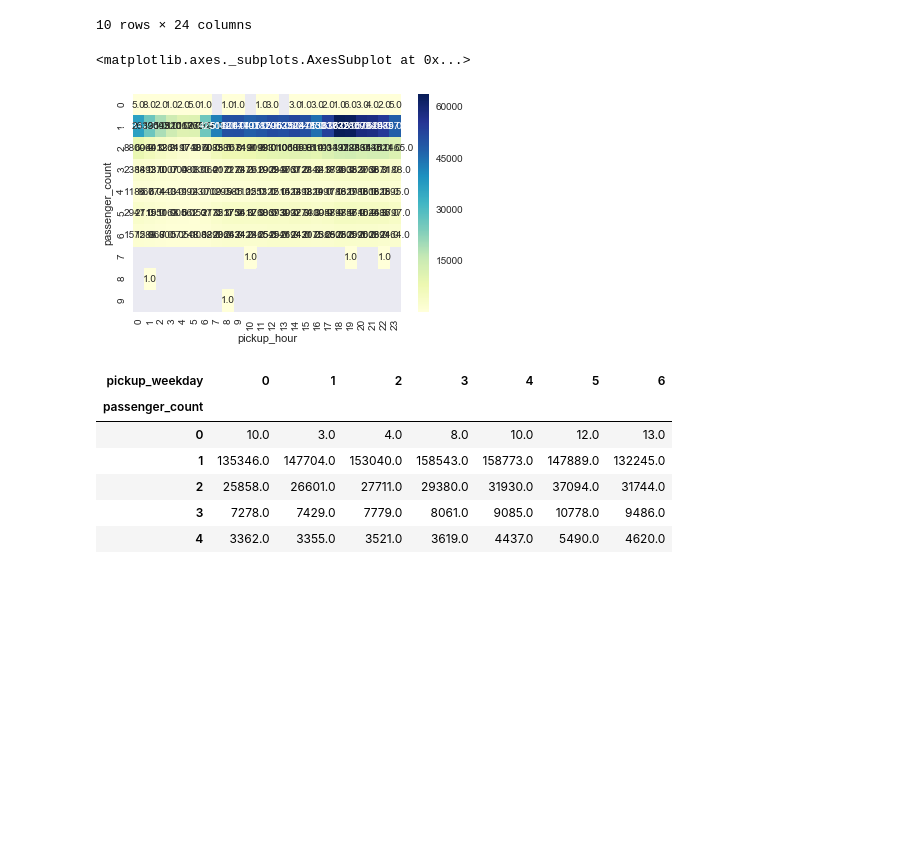
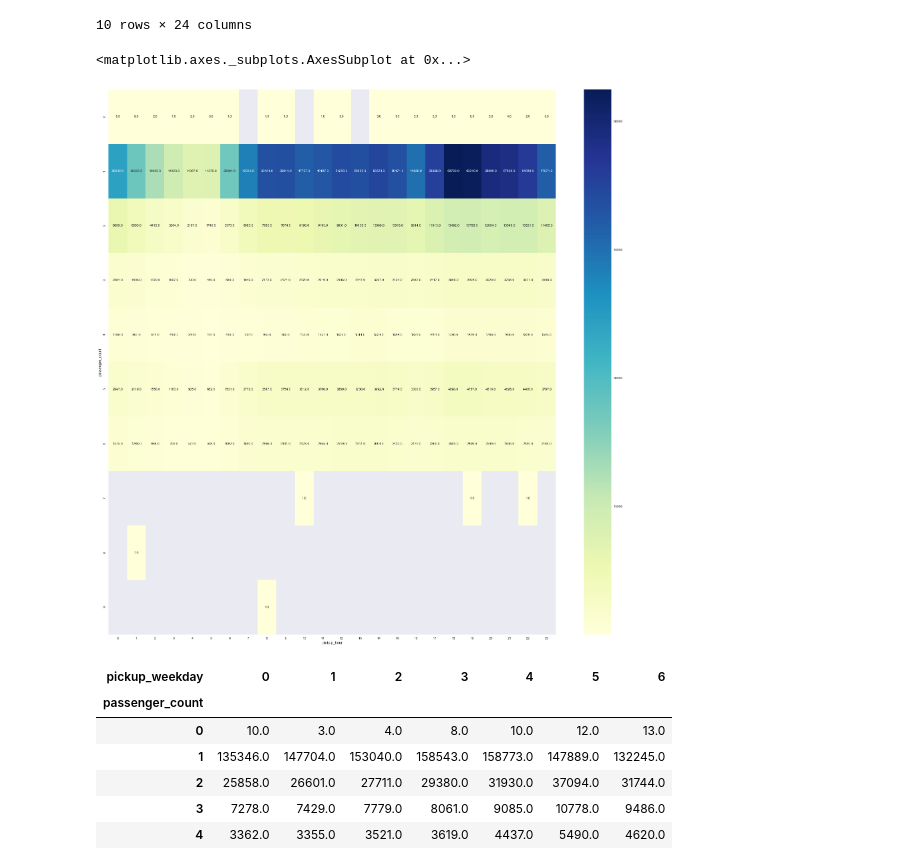
Before and after one commit to novdov/dss7b5-nyctaxi, a Jupyter notebook: JSW/Project_JSW.ipynb, the cells around one changed output. Drawn from its saved outputs; the diff is of its cells as text; code cells hidden in the pictures; blank space fills up the shorter version.

```diff
--- a/JSW/Project_JSW.ipynb
+++ b/JSW/Project_JSW.ipynb
@@ -8,9 +8,9 @@ import sympy
 import seaborn as sns
 import datetime as dt
 # %%
-taxi = pd.read_csv('train.csv')
-test = pd.read_csv('test.csv')
-sample_submission = pd.read_csv('sample_submission.csv')
+taxi = pd.read_csv('../../dss7b5-nyctaxi_JSW/train.csv')
+test = pd.read_csv('../../dss7b5-nyctaxi_JSW/test.csv')
+sample_submission = pd.read_csv('../../dss7b5-nyctaxi_JSW/sample_submission.csv')
 taxi["count"] = 1
 # %% [markdown]
 ### Data Understanding
@@ -122,10 +122,11 @@ passenger_pivot1.fillna(value=0)
 | 9 | 0.0 | 0.0 | 0.0 | 0.0 | 0.0 | 0.0 | 0.0 | 0.0 | 1.0 | 0.0 | ... |
 10 rows × 24 columns
 # %%
+plt.figure(figsize = (30,30))
 sns.heatmap(passenger_pivot1, cmap="YlGnBu", annot=True, fmt="")
 # %% [output]
 <matplotlib.axes._subplots.AxesSubplot at 0x...>
-[figure, old version]
+[figure, new version]
 # %%
 #### 승객수와 승차시점 관계 (pickup_weekday)
 # %%
```
Also changed, not shown: 3 other files.
